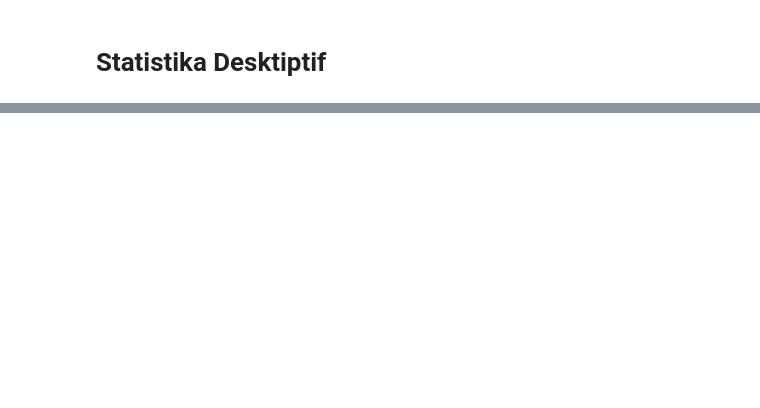
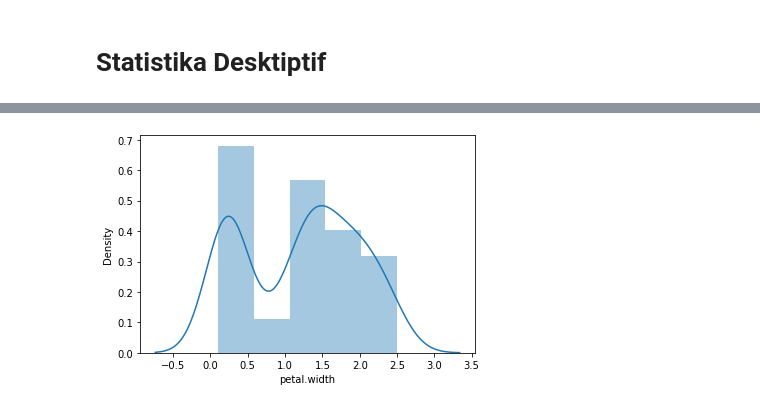
Before and after one commit to Much-rafi/datamining, a Jupyter notebook: _sources/notebooks.ipynb, the cells around one changed output, grey strips where cells are left out. Cells and saved outputs as stored; diff of their text form; code cells hidden in the pictures; blank space fills up the shorter version.

```diff
--- a/_sources/notebooks.ipynb
+++ b/_sources/notebooks.ipynb
@@ -48,0 +112,10 @@ sns.distplot(df['pdp_end'], hist=True, kde=True, bins=int(180/5), color='blue',
+# %%
+nmr = df ['petal.width']
+nmr.skew()
+import matplotlib.pyplot as plt
+import seaborn as sns
+plt.figure()
+sns.distplot(nmr)
+plt.show()
+# %% [output]
+[figure, added]
```
Also changed, not shown: parts of 7 cells of this notebook, 14 other files.
